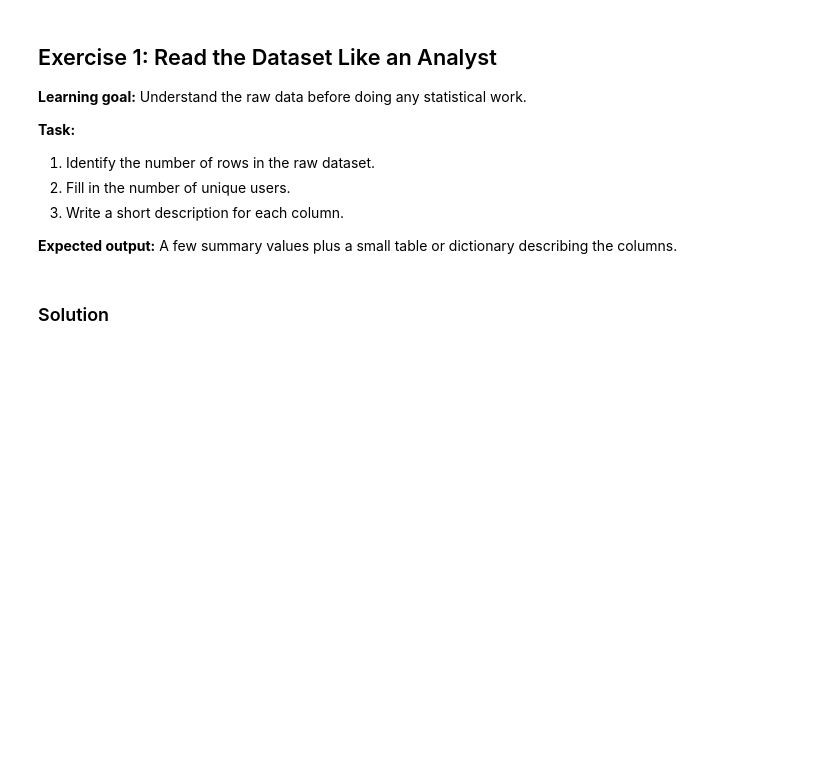
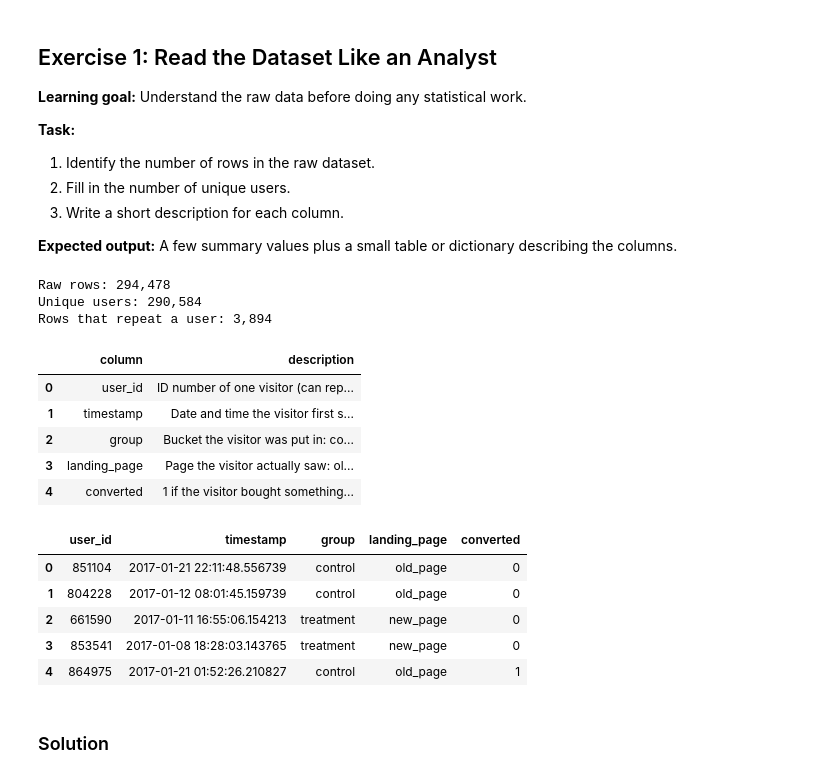
Before and after one commit to crsbln/ds-ab-testing, a Jupyter notebook: 03_AB_testing_practice.ipynb, the cells around one changed output. Cells and saved outputs as stored; diff of their text form; code cells hidden in the pictures; blank space fills up the shorter version.

```diff
--- a/03_AB_testing_practice.ipynb
+++ b/03_AB_testing_practice.ipynb
@@ -88,26 +91,43 @@ print(f"Clean rows available for solutions: {official_clean_df.shape[0]:,}")
 
 **Expected output:** A few summary values plus a small table or dictionary describing the columns.
 # %%
-# TODO 1: Replace None with the number of unique users.
-unique_users = None
+# Exercise 1 (my answer): count each user_id only once
+unique_users = raw_df["user_id"].nunique()
 
-# TODO 2: Replace each placeholder with a short column description.
+# A plain-words description of every column
 column_descriptions = {
-    "user_id": "TODO",
-    "timestamp": "TODO",
-    "group": "TODO",
-    "landing_page": "TODO",
-    "converted": "TODO",
+    "user_id": "ID number of one visitor (can repeat in the raw log)",
+    "timestamp": "Date and time the visitor first saw a page in the test",
+    "group": "Bucket the visitor was put in: control (A) or treatment (B)",
+    "landing_page": "Page the visitor actually saw: old_page or new_page",
+    "converted": "1 if the visitor bought something, 0 if not",
 }
 
 print(f"Raw rows: {raw_df.shape[0]:,}")
-print(f"Unique users: {unique_users}")
+print(f"Unique users: {unique_users:,}")
+print(f"Rows that repeat a user: {raw_df.shape[0] - unique_users:,}")
 display(
     pd.DataFrame(
         column_descriptions.items(), columns=pd.Index(["column", "description"])
     )
 )
 raw_df.head()
+# %% [output]
+Raw rows: 294,478
+Unique users: 290,584
+Rows that repeat a user: 3,894
+|  | column | description |
+| 0 | user_id | ID number of one visitor (can rep... |
+| 1 | timestamp | Date and time the visitor first s... |
+| 2 | group | Bucket the visitor was put in: co... |
+| 3 | landing_page | Page the visitor actually saw: ol... |
+| 4 | converted | 1 if the visitor bought something... |
+|  | user_id | timestamp | group | landing_page | converted |
+| 0 | 851104 | 2017-01-21 22:11:48.556739 | control | old_page | 0 |
+| 1 | 804228 | 2017-01-12 08:01:45.159739 | control | old_page | 0 |
+| 2 | 661590 | 2017-01-11 16:55:06.154213 | treatment | new_page | 0 |
+| 3 | 853541 | 2017-01-08 18:28:03.143765 | treatment | new_page | 0 |
+| 4 | 864975 | 2017-01-21 01:52:26.210827 | control | old_page | 1 |
 # %% [markdown]
 ### Solution
 # %%
```
Also changed, not shown: parts of 14 cells of this notebook, 2 other files.
